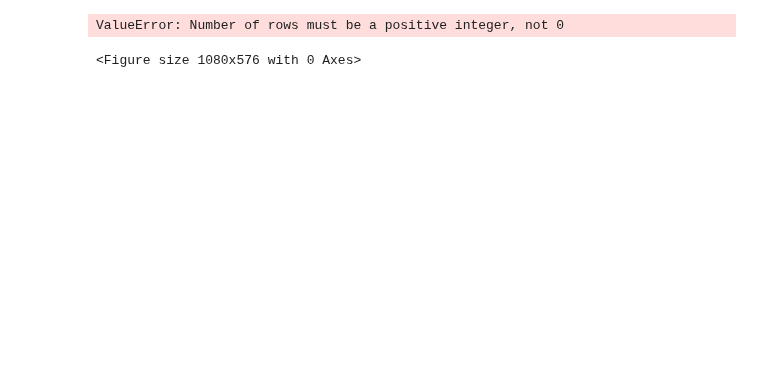
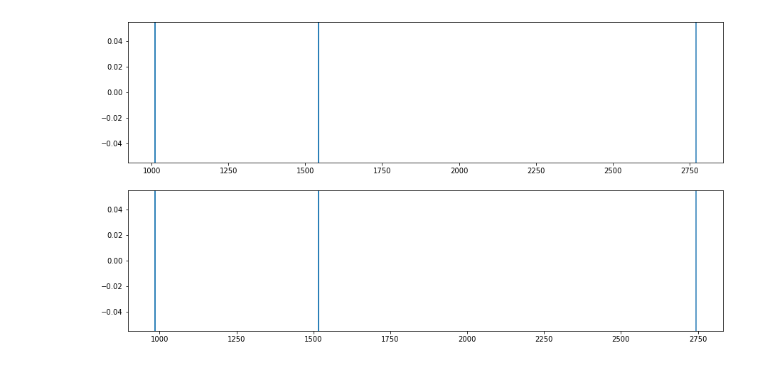
Before and after one commit to neurobooth/neurobooth-os, a Jupyter notebook: Neurobooth_data_visualizer.ipynb, the cells around one changed output. Cells and saved outputs as stored; diff of their text form; code cells hidden in the pictures; blank space fills up the shorter version.

```diff
--- a/Neurobooth_data_visualizer.ipynb
+++ b/Neurobooth_data_visualizer.ipynb
@@ -298,40 +348,22 @@ IntelFrameIndex_cam3
 # %%
-
-cams, intels = {}, {}
-for ch in data:
-    if ch['info']['name'][0] == 'Marker':
-        markers = ch
-    elif ch['info']['name'][0][:4] == 'Brio':
-        cname = f"brio{ch['info']['name'][0][-1]}"
-        cams[cname] = ch
-    elif ch['info']['name'][0][:5] == 'Intel':
-        cname = f"intel{ch['info']['name'][0][-1]}"
-        intels[cname] = ch
-    elif ch['info']['name'][0] == 'Tobii':
-        tobii = ch
-    elif ch['info']['name'][0] == 'Audio':
-        audio = ch
-    elif ch['info']['name'][0] == 'Mouse':
-        mouse = ch
 
 ###############################################################################
 ## Video
 ####
 
 
-caps = [cv2.VideoCapture(vid) for vid in vids_bio]
-chinfs = [cams[vid.split("_")[4]] for vid in vids_bio]
+caps = [cv2.VideoCapture(vid) for vid in vids_intel]
+chinfs = [intels[vid.split("_")[-2]] for vid in vids_intel]
 
 vid_mats = [read_vid(cap) for cap in caps]
 
 frame_nums = [find_closest(markers['time_stamps'][0], caminf) for caminf in chinfs]
 
 # plot_frames([vid_crp1, vid_crp2], frame_nums)
 frm_events =  [ [find_closest(m, vid) for m in markers['time_stamps']]
                 for vid in chinfs ]
 
 plot_averg(vid_mats, frm_events)
 # %% [output]
-ValueError: Number of rows must be a positive integer, not 0
-<Figure size 1080x576 with 0 Axes>
+[figure, added]
 # %%
```
Also changed, not shown: parts of 29 cells of this notebook.
